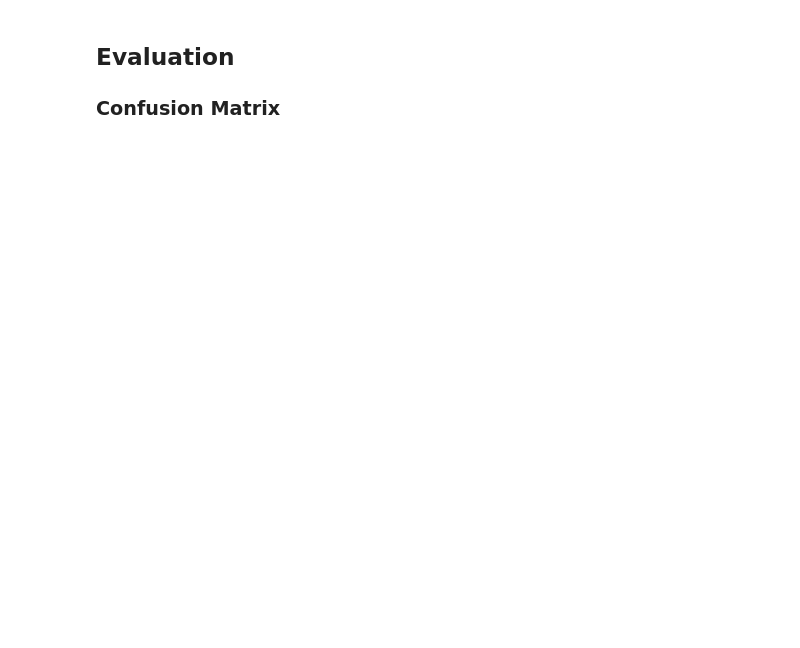
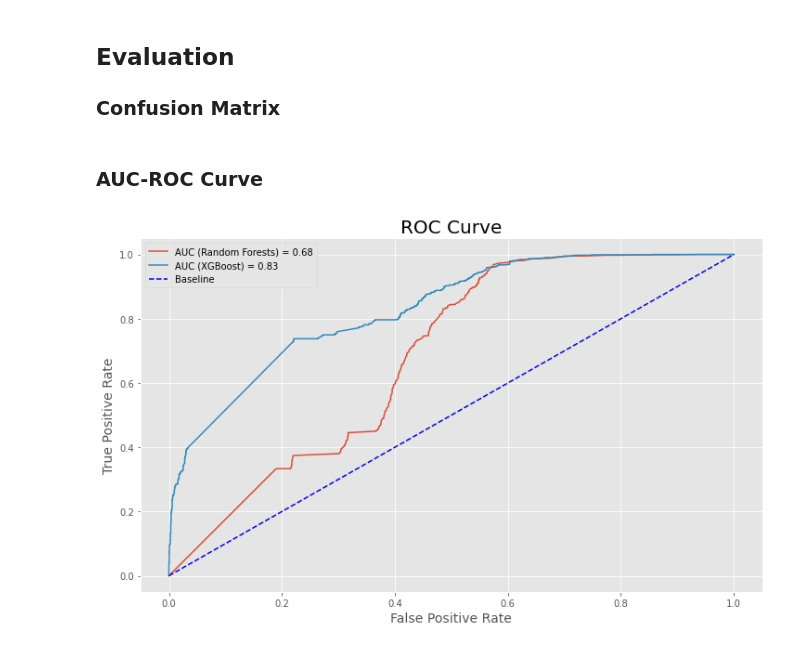
Before and after one commit to ChrisGarciaDS/MSADS-599--Capstone-AddTitle, a Jupyter notebook: Code Library/Modeling.ipynb, the cells around one changed output. Cells and saved outputs as stored; diff of their text form; code cells hidden in the pictures; blank space fills up the shorter version.

```diff
--- a/Code Library/Modeling.ipynb
+++ b/Code Library/Modeling.ipynb
@@ -62,7 +64,7 @@ def scale_features(X, scaling_method='minmax'):
 # %% [markdown]
 ### Read Data
 # %%
-df = pd.read_csv('C:/Users/annie/Documents/GitHub/MSADS-Capstone-CryptoCurrencyFraudDetection/Data/new_data_file.csv')
+df = pd.read_csv('new_data_file.csv')
 df.head()
 # %% [output]
 |  | Unnamed: 0 | Index | Address | FLAG | Avg min between sent tnx | Avg min between received tnx | ... |
@@ -207,0 +232,11 @@ weighted avg       0.72      0.60      0.63      3936
+# %%
+# Train the model with the best hyperparameters
+best_xgb_model = XGBClassifier(random_state=random_state, **best_params_xgb)
+best_xgb_model.fit(X_scaled_train, y_train)
+
+# Make predictions on the validation data
+y_val_pred = best_xgb_model.predict(X_scaled_val)
+
+# Model evaluation with validation data
+classification_report_val = classification_report(y_val, y_val_pred)
+print("Classification Report:\n", classification_report_val)
@@ -209,3 +254,32 @@ weighted avg       0.72      0.60      0.63      3936
 ## Evaluation
 
 ### Confusion Matrix
+# %% [markdown]
+### AUC-ROC Curve
+# %%
+# random forest AUC-ROC
+
+model_rf = best_random_forest_model.fit(X_scaled_train, y_train)
+probs_rf = model_rf.predict_proba(X_scaled_val)[:, 1]
+
+auc_rf = roc_auc_score(y_val, probs_rf)
+fpr_rf, tpr_rf, thresholds_rf = roc_curve(y_val, probs_rf)
+# %%
+# XGBoost AUC-ROC
+
+model_xg = best_xgb_model.fit(X_scaled_train, y_train)
+probs_xg = model_xg.predict_proba(X_scaled_val)[:, 1]
+
+auc_xg = roc_auc_score(y_val, probs_xg)
+fpr_xg, tpr_xg, thresholds_xg = roc_curve(y_val, probs_xg)
+# %%
+plt.figure(figsize=(12, 7))
+plt.plot(fpr_rf, tpr_rf, label=f'AUC (Random Forests) = {auc_rf:.2f}')
+plt.plot(fpr_xg, tpr_xg, label=f'AUC (XGBoost) = {auc_xg:.2f}')
+plt.plot([0, 1], [0, 1], color='blue', linestyle='--', label='Baseline')
+plt.title('ROC Curve', size=20)
+plt.xlabel('False Positive Rate', size=14)
+plt.ylabel('True Positive Rate', size=14)
+plt.legend();
+# %% [output]
+[figure, added]
```
Also changed, not shown: parts of 8 cells of this notebook.
